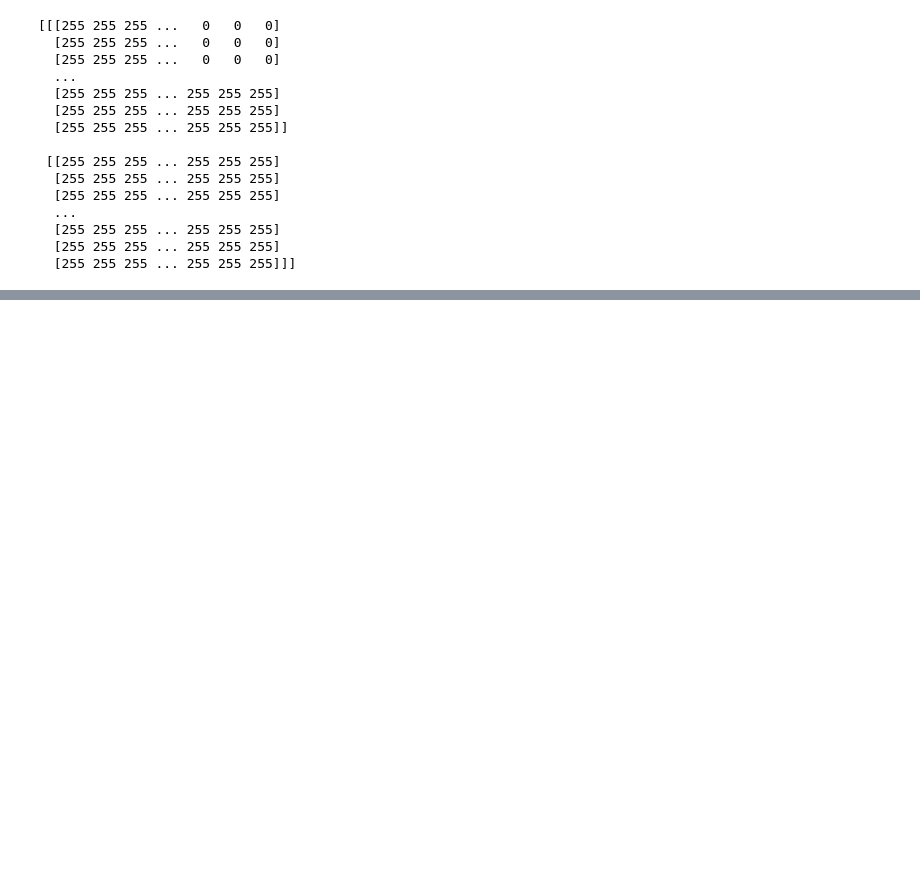
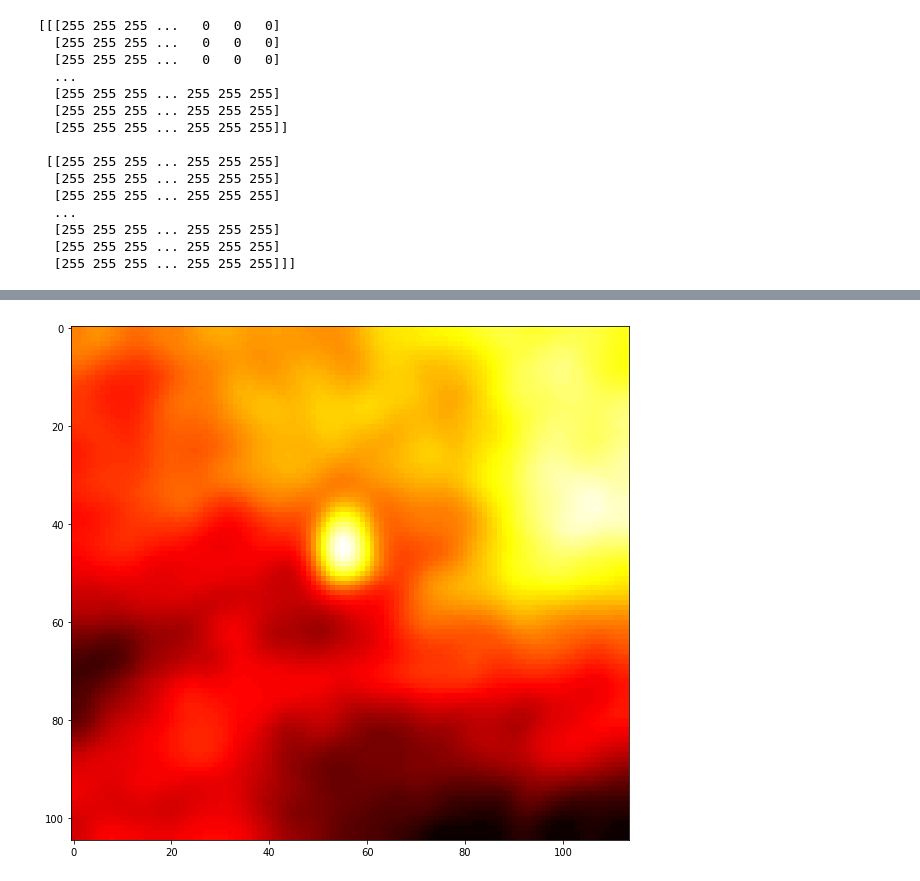
Before and after one commit to satyajitghana/MachineLearningProjects, a Jupyter notebook: BreastCancerDetection/MedicalFeatureExtraction.ipynb, the cells around one changed output, grey strips where cells are left out. Saved outputs shown, nothing was run; the diff lists cells and outputs as text; code cells hidden in the pictures; blank space fills up the shorter version.

```diff
--- a/BreastCancerDetection/MedicalFeatureExtraction.ipynb
+++ b/BreastCancerDetection/MedicalFeatureExtraction.ipynb
@@ -527,0 +536,8 @@ print(sarraster)
+# %%
+from scipy import ndimage
+lowpass = ndimage.gaussian_filter(crp_img, 3)
+plt.figure(figsize=(10, 10))
+plt.imshow(lowpass[:,:,0], cmap='hot')
+plt.show()
+# %% [output]
+[figure, added]
```
Also changed, not shown: parts of 3 cells of this notebook, 15 other files.
